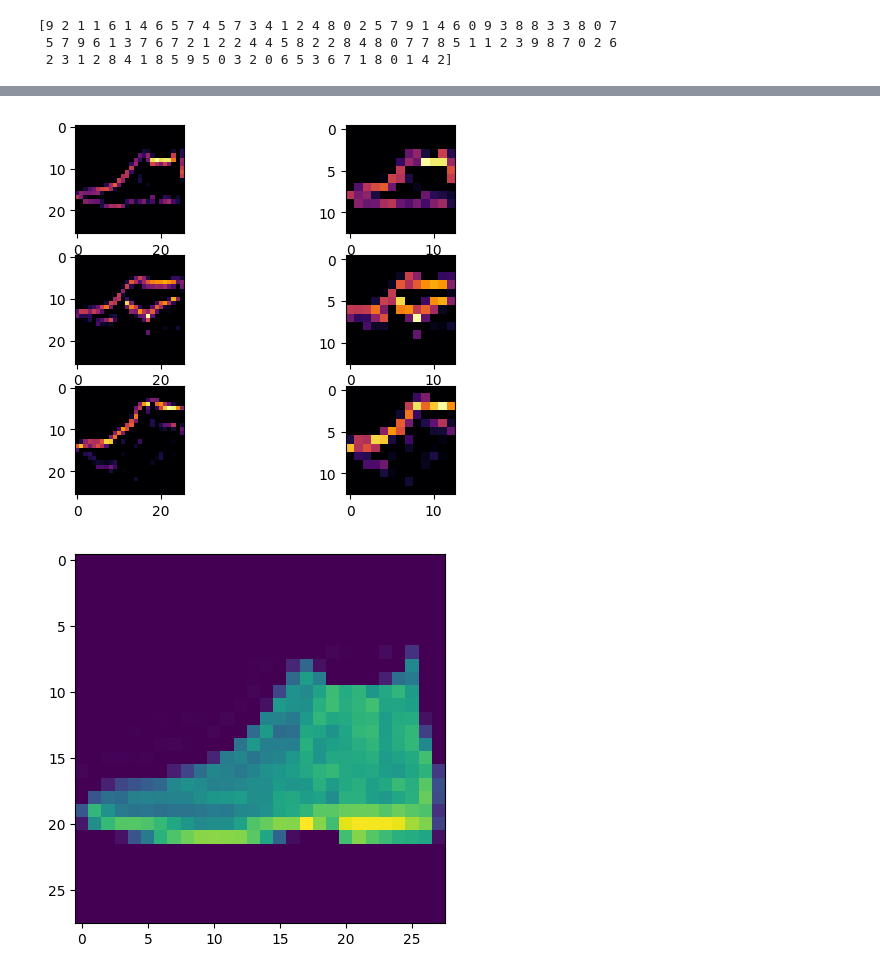
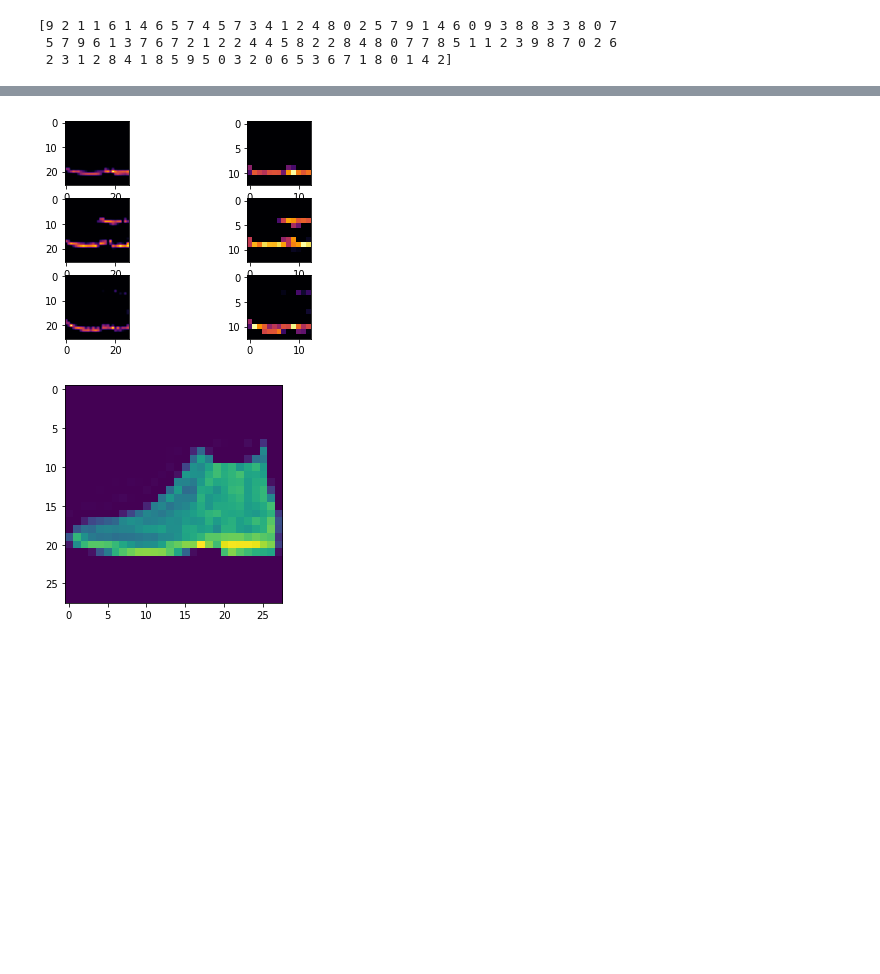
Before and after one commit to ahmed-lamiri/A-start-algorithme-for-path-planning-UAVs, a Jupyter notebook: 2-3-7-FashionMNISTConvolutionsVisualizations.ipynb, the cells around one changed output, grey strips where cells are left out. Drawn from its saved outputs; the diff is of its cells as text; code cells hidden in the pictures; blank space fills up the shorter version.

```diff
--- a/2-3-7-FashionMNISTConvolutionsVisualizations.ipynb
+++ b/2-3-7-FashionMNISTConvolutionsVisualizations.ipynb
@@ -68,7 +68,7 @@ THIRD_IMAGE=28
 # For shoes (0, 23, 28), Convolution_Number=1 (i.e. the second filter) shows
 # the sole being filtered out very clearly
 
-CONVOLUTION_NUMBER = 0
+CONVOLUTION_NUMBER = 1
 from tensorflow.keras import models
 layer_outputs = [layer.output for layer in model.layers]
 activation_model = tf.keras.models.Model(inputs = model.input, outputs = layer_outputs)
@@ -97,2 +91,2 @@ show_image(THIRD_IMAGE)
-[figure, old version]
+[figure, new version]
-[figure, old version]
+[figure, new version]
```
Also changed, not shown: parts of 2 cells of this notebook.
